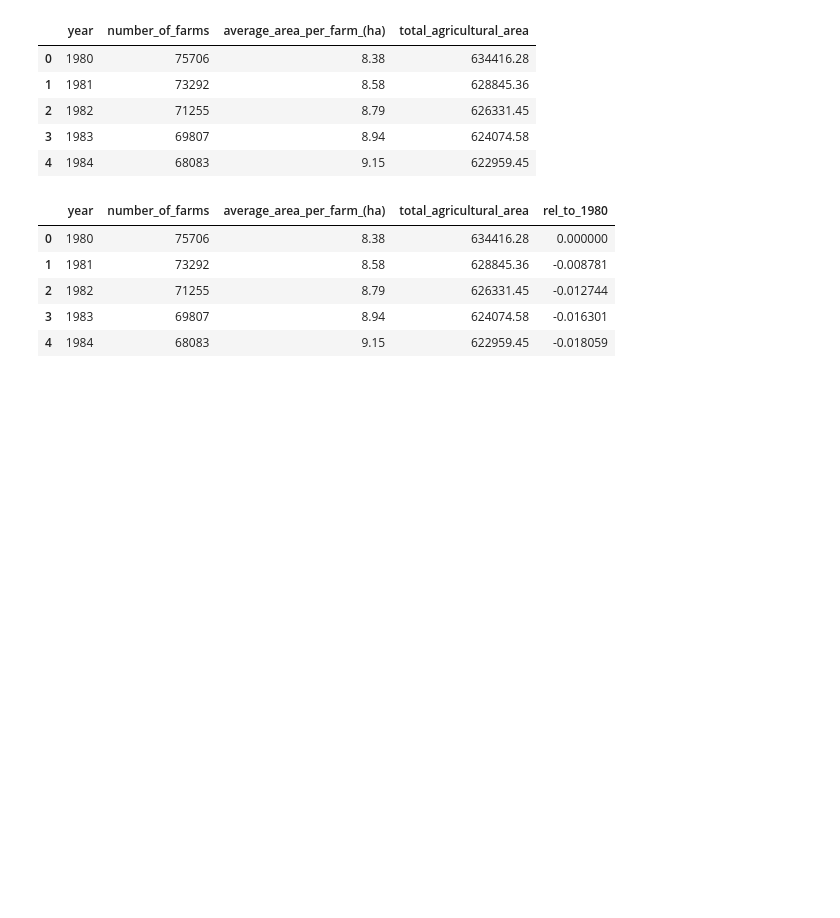
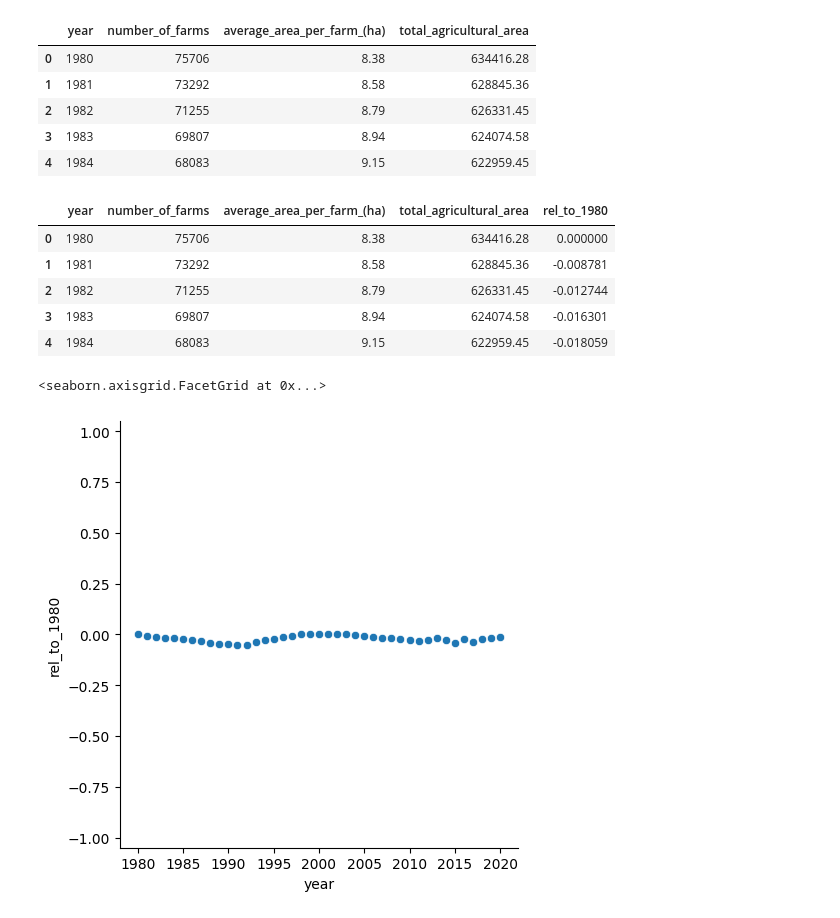
Before and after one commit to Elline-Angelica/Datascience-lab, a Jupyter notebook: 6-regression-analyis/lab-6.02-agriculture.ipynb, the cells around one changed output. Saved outputs shown, nothing was run; the diff lists cells and outputs as text; code cells hidden in the pictures; blank space fills up the shorter version.

```diff
--- a/6-regression-analyis/lab-6.02-agriculture.ipynb
+++ b/6-regression-analyis/lab-6.02-agriculture.ipynb
@@ -124,3 +124,9 @@ farms.head()
 | 2 | 1982 | 71255 | 8.79 | 626331.45 | -0.012744 |
 | 3 | 1983 | 69807 | 8.94 | 624074.58 | -0.016301 |
 | 4 | 1984 | 68083 | 9.15 | 622959.45 | -0.018059 |
+# %%
+p = sns.relplot(x=farms.year, y=farms.rel_to_1980)
+p.set(ylim=(-1.05,1.05))
+# %% [output]
+<seaborn.axisgrid.FacetGrid at 0x...>
+[figure, added]
```
